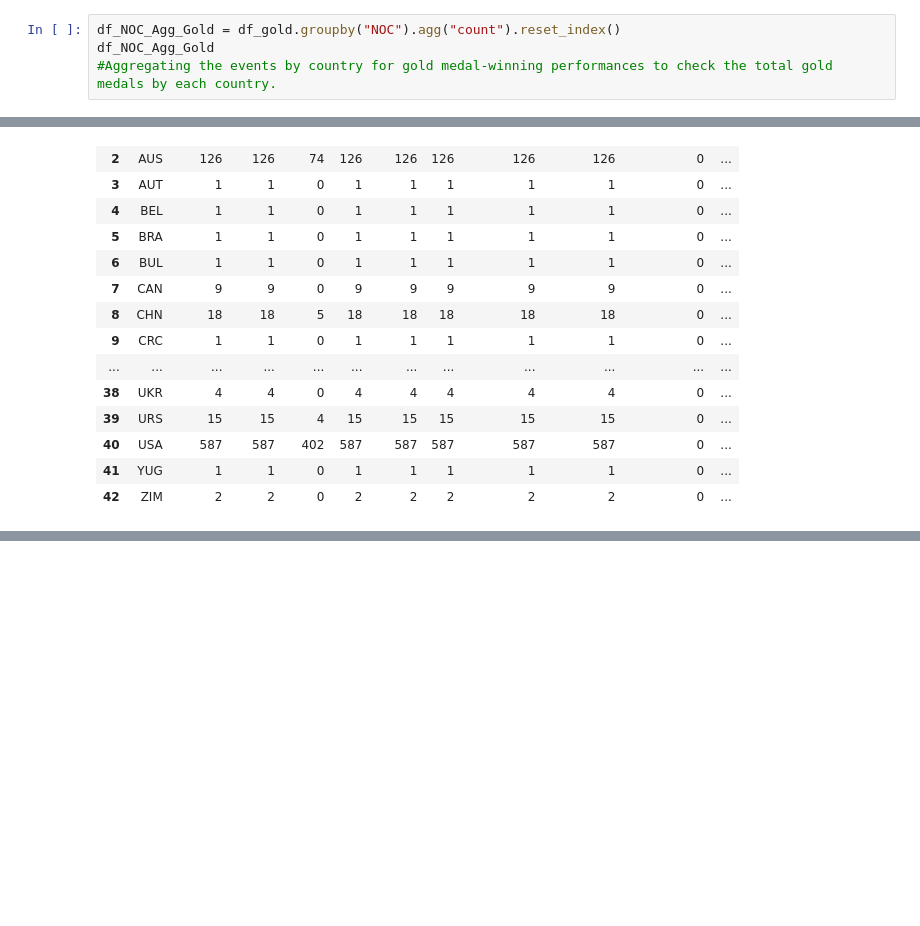
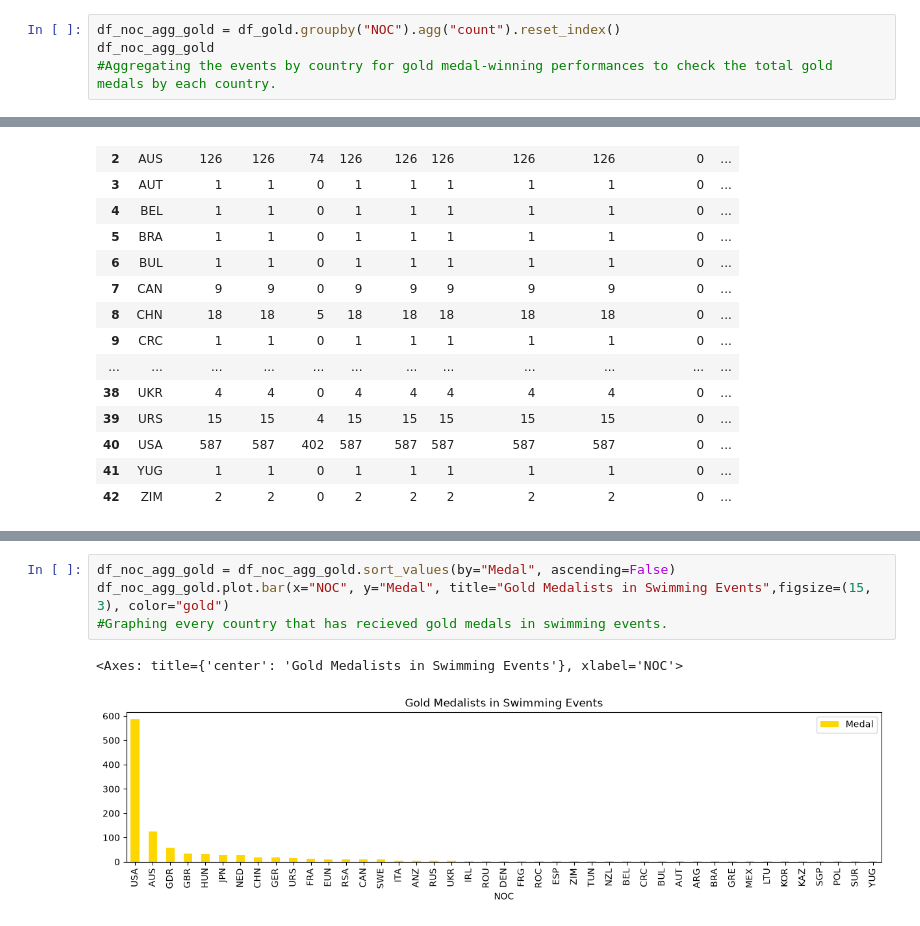
Before and after one commit to blueberry2187/SwimmingTest, a Jupyter notebook: FOR VISUALS Swimmer Data Set Python File copy.ipynb, the cells around one changed output, grey strips where cells are left out. Saved outputs shown, nothing was run; the diff lists cells and outputs as text; blank space fills up the shorter version.

Commit message:
Save swimming analysis notebook and README updates

```diff
--- a/FOR VISUALS Swimmer Data Set Python File copy.ipynb
+++ b/FOR VISUALS Swimmer Data Set Python File copy.ipynb
@@ -43,8 +33,8 @@ df_NON_Agg
 | 207 | ZIM | 60 | 60 | 0 | 60 | 7 | 60 | 60 | 60 | 0 | ... |
 208 rows × 11 columns
 # %%
-df_NOC_Agg_Gold = df_gold.groupby("NOC").agg("count").reset_index()
-df_NOC_Agg_Gold
+df_noc_agg_gold = df_gold.groupby("NOC").agg("count").reset_index()
+df_noc_agg_gold
 #Aggregating the events by country for gold medal-winning performances to check the total gold medals by each country.
 # %% [output]
 |  | NOC | Games | Event | Team | Pos | Medal | As | athlete_id | Discipline | Nationality | ... |
@@ -110,0 +118,7 @@ df_NOC_Agg_Bronze
+# %%
+df_noc_agg_gold = df_noc_agg_gold.sort_values(by="Medal", ascending=False)
+df_noc_agg_gold.plot.bar(x="NOC", y="Medal", title="Gold Medalists in Swimming Events",figsize=(15, 3), color="gold")
+#Graphing every country that has recieved gold medals in swimming events.
+# %% [output]
+<Axes: title={'center': 'Gold Medalists in Swimming Events'}, xlabel='NOC'>
+[figure, added]
```
Also changed, not shown: parts of 7 cells of this notebook, 1 other file.
